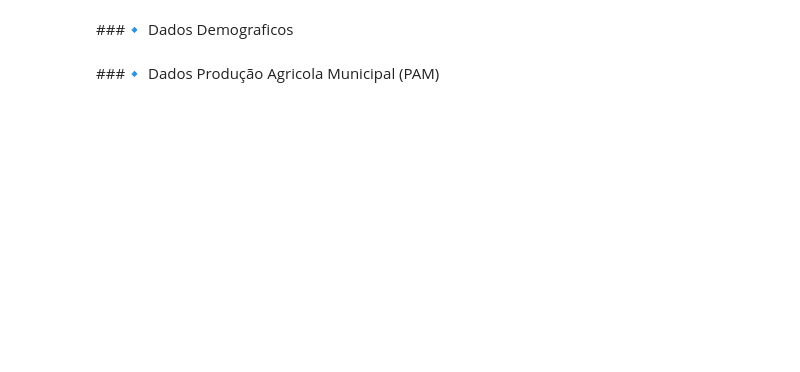
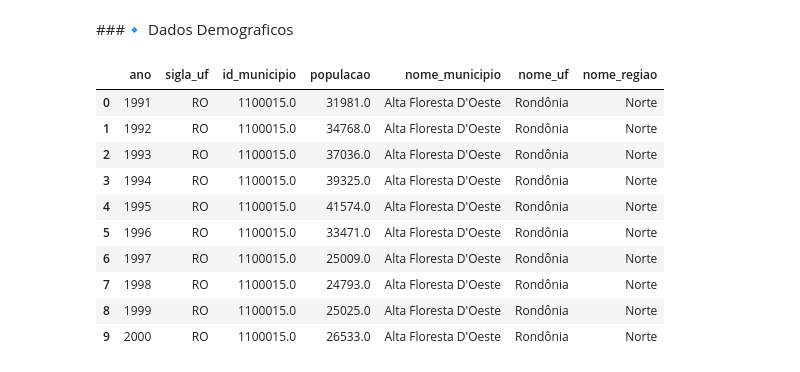
Before and after one commit to gnunes-io/etl_vinicula, a Jupyter notebook: ETL_FiapChall.ipynb, the cells around one changed output. Saved outputs shown, nothing was run; the diff lists cells and outputs as text; code cells hidden in the pictures; blank space fills up the shorter version.

```diff
--- a/ETL_FiapChall.ipynb
+++ b/ETL_FiapChall.ipynb
@@ -712,4 +855,20 @@ valor_kg_vinhos_rs = comex_copy[(comex_copy['CO_NCM'].isin(ncms_vinho)) & (comex
 # %% [markdown]
 ###🔹 Dados Demograficos
-# %% [markdown]
-###🔹 Dados Produção Agricola Municipal (PAM)
+# %%
+caminho_ext = '/content/drive/MyDrive/Challenge_FIAP/Bronze_Data/Dados_externos/Demografico_IBGE_muni_UF.xlsx'
+
+demograficos = pd.read_excel(caminho_ext)
+# %%
+demograficos.head(10)
+# %% [output]
+|  | ano | sigla_uf | id_municipio | populacao | nome_municipio | nome_uf | nome_regiao |
+| 0 | 1991 | RO | 1100015.0 | 31981.0 | Alta Floresta D'Oeste | Rondônia | Norte |
+| 1 | 1992 | RO | 1100015.0 | 34768.0 | Alta Floresta D'Oeste | Rondônia | Norte |
+| 2 | 1993 | RO | 1100015.0 | 37036.0 | Alta Floresta D'Oeste | Rondônia | Norte |
+| 3 | 1994 | RO | 1100015.0 | 39325.0 | Alta Floresta D'Oeste | Rondônia | Norte |
+| 4 | 1995 | RO | 1100015.0 | 41574.0 | Alta Floresta D'Oeste | Rondônia | Norte |
+| 5 | 1996 | RO | 1100015.0 | 33471.0 | Alta Floresta D'Oeste | Rondônia | Norte |
+| 6 | 1997 | RO | 1100015.0 | 25009.0 | Alta Floresta D'Oeste | Rondônia | Norte |
+| 7 | 1998 | RO | 1100015.0 | 24793.0 | Alta Floresta D'Oeste | Rondônia | Norte |
+| 8 | 1999 | RO | 1100015.0 | 25025.0 | Alta Floresta D'Oeste | Rondônia | Norte |
+| 9 | 2000 | RO | 1100015.0 | 26533.0 | Alta Floresta D'Oeste | Rondônia | Norte |
```
Also changed, not shown: parts of 40 cells of this notebook.
